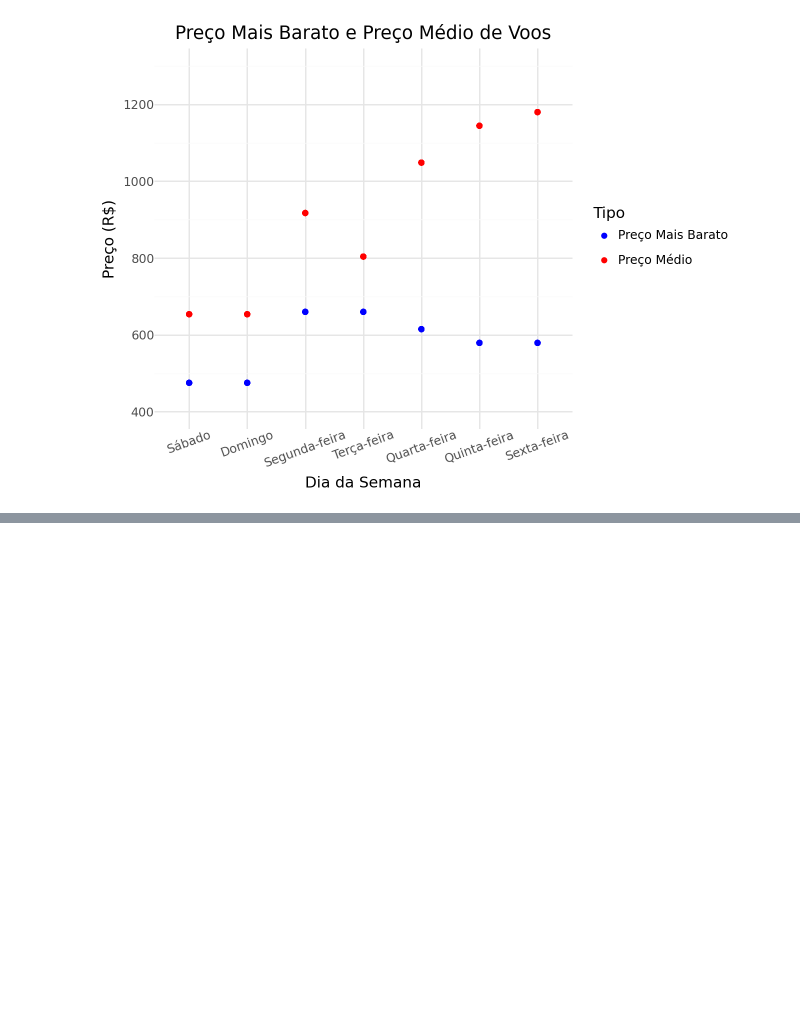
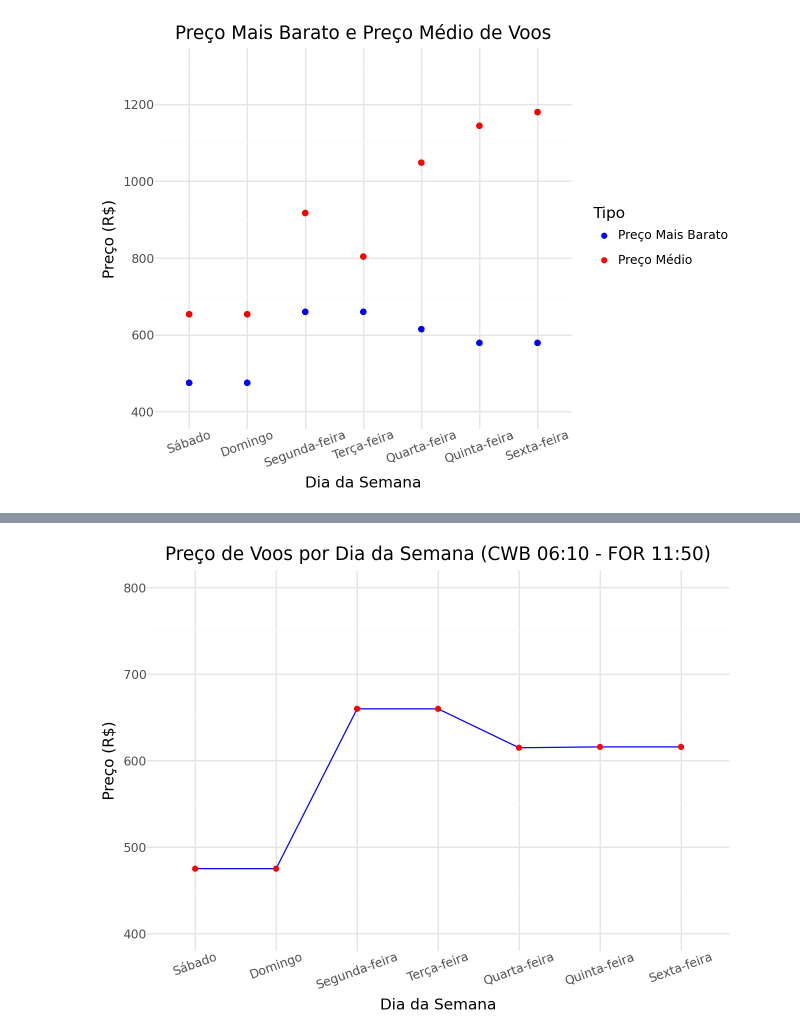
Before and after one commit to Joao-Rocha04/WebScraping_Passagens, a Jupyter notebook: WebScrapping.ipynb, the cells around one changed output, grey strips where cells are left out. Saved outputs shown, nothing was run; the diff lists cells and outputs as text; code cells hidden in the pictures; blank space fills up the shorter version.

```diff
--- a/WebScrapping.ipynb
+++ b/WebScrapping.ipynb
@@ -208,0 +239,17 @@ dados['Rota'] = dados['Origem'] + ' - ' + dados['Destino']
+# %%
+#Utilizar somente a rota CWB 06:10 - FOR 11:50
+dados_selecionados = dados[(dados['Origem'] == 'CWB - 06:10') & (dados['Destino'] == 'FOR - 11:50')]
+dados_selecionados
+plot_preco_rota = (
+    ggplot(dados_selecionados, aes(x='Dia da Semana', y='Preço', group=1)) +
+    geom_line(color='blue') +
+    geom_point(color='red') +
+    labs(title='Preço de Voos por Dia da Semana (CWB 06:10 - FOR 11:50)', x='Dia da Semana', y='Preço (R$)') +
+    theme_minimal() +
+    scale_x_discrete(limits=['Sábado', 'Domingo', 'Segunda-feira', 'Terça-feira', 'Quarta-feira', 'Quinta-feira', 'Sexta-feira']) +
+    scale_y_continuous(limits=[400, 800]) +
+    theme(axis_text_x=element_text(rotation=20))
+)
+plot_preco_rota
+# %% [output]
+[figure, added]
```
Also changed, not shown: parts of 4 cells of this notebook.
